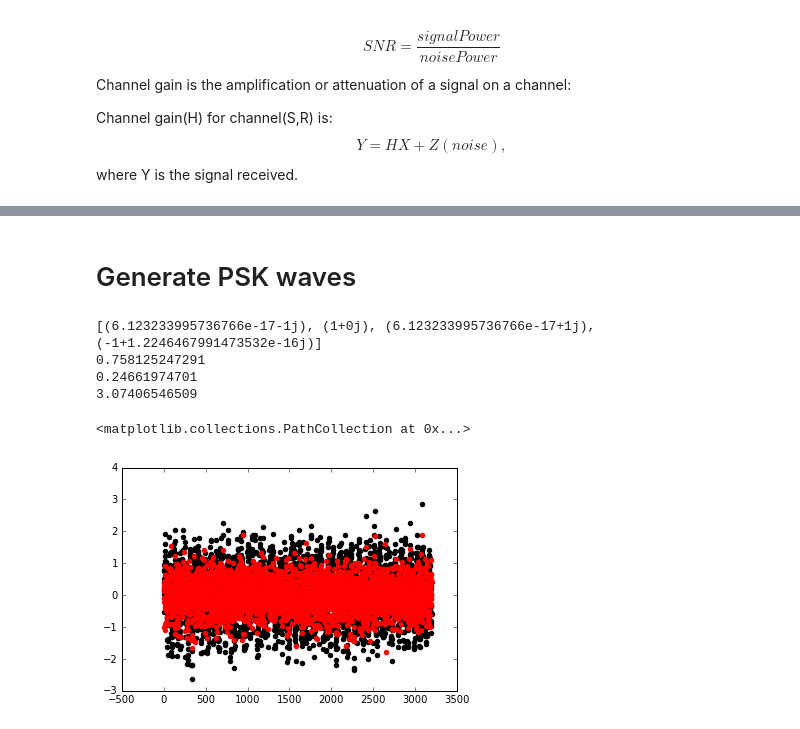
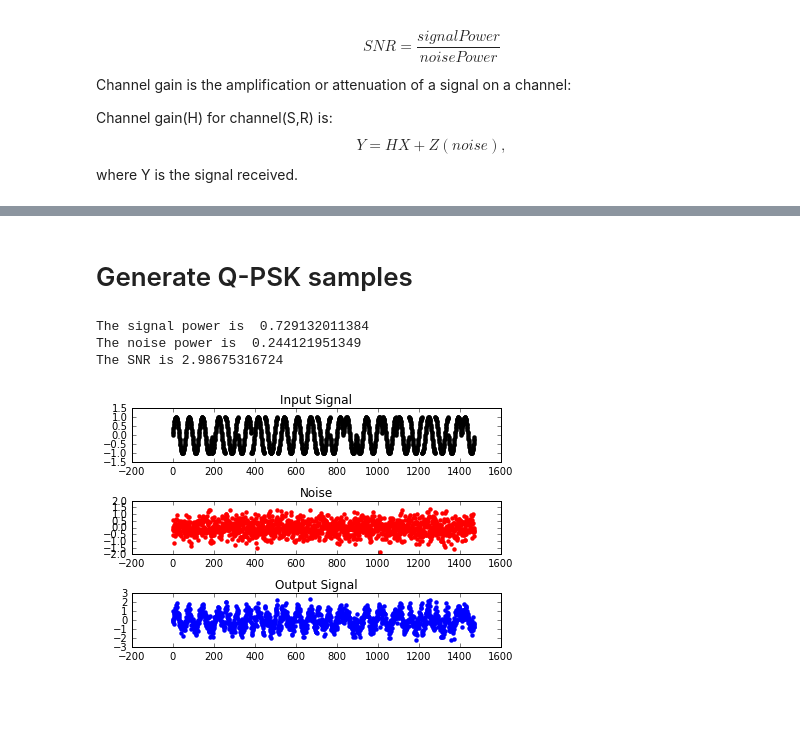
Before and after one commit to rollingcoconut/RadioML, a Jupyter notebook: Detecting_Users_Binary_Classification.ipynb, the cells around one changed output, grey strips where cells are left out. Saved outputs shown, nothing was run; the diff lists cells and outputs as text; code cells hidden in the pictures; blank space fills up the shorter version.

```diff
--- a/Detecting_Users_Binary_Classification.ipynb
+++ b/Detecting_Users_Binary_Classification.ipynb
@@ -82,7 +95,7 @@ from scipy import signal
 import matplotlib.pyplot as plt
 import numpy as np
 # %% [markdown]
-# Generate PSK waves
+# Generate Q-PSK samples
 # %%
 import numpy as np
 
@@ -100,84 +113,63 @@ def psk_constellation_symbol(i):
 constellation = [psk_constellation_symbol(sym) for sym in symbol_mapping]
 
 samples_per_symbol=64
+
 samples=2*np.pi*np.arange(samples_per_symbol)/samples_per_symbol
 
+nbits = 23 # *samples/sym elements in final array
 
-nbits = 50 # *samples/sym elements in final array
 bitstream = np.random.randint(0,4,nbits)
-#symbols = [ (psk_constellation_symbol(i)) for i in bitstream]
+    #print(constellation)
 
-#make_sin( e^):
-#
-
-print(constellation)
-#that many samples of approp constellation
-# modulating by carrier = mult by sin,cos
-
-#Draw sine wave; scatter
 sstream = []
 for bit in bitstream:
     symbol = constellation[bit]
     magnitude = np.abs(symbol)
     phase = np.angle(symbol)
     sstream.append(magnitude*np.sin(samples*freq + phase))
 
 x = np.arange(nbits*samples_per_symbol)
 
+input_signal = txpower*np.ndarray.flatten(np.array(sstream))
 
-input_signal = txpower*np.ndarray.flatten(np.array(sstream))
 # AWGN channel also lifted from CommPy
 # https://github.com/veeresht/CommPy/blob/master/commpy/channels.py#L72
 snr_dB = 3
 avg_energy = sum(np.abs(input_signal) * np.abs(input_signal))/len(input_signal)
 snr_linear = 10**(snr_dB/10.0)
 noise_variance = avg_energy/(2*snr_linear)
 
 if input_signal.dtype == complex:
     noise = (np.sqrt(noise_variance) * np.random.randn(len(input_signal)))  \
-        + (np.sqrt(noise_variance) * np.random.randn(len(input_signal))*1j)
+    + (np.sqrt(noise_variance) * np.random.randn(len(input_signal))*1j)
 else:
     noise = np.sqrt(2*noise_variance) * np.random.randn(len(input_signal))
 
 output_signal = input_signal + noise
 
-#both output and noise # getting power #expect diff
+# Power of signal and Power of Noise
 signal_P = sum([ np.abs(i**2) for i in output_signal])/len(output_signal)
 noise_P = sum([ np.abs(i**2) for i in noise]) / len(noise)
-print(signal_P)
-print(noise_P)
-print(signal_P/noise_P)
+print("The signal power is ", signal_P)
+print("The noise power is ", noise_P)
+print("The SNR is" ,signal_P/noise_P)
 
-#plt.scatter(x,sstream)
+plt.subplot(311)
+plt.scatter(x,input_signal, color='k',linewidth=".001")
+plt.title("Input Signal")
+plt.tight_layout()
 
-plt.scatter(x,output_signal, color='k')
+plt.subplot(312)
+plt.scatter(x,noise, color='r',linewidth=".001")
+plt.title("Noise")
+plt.tight_layout()
 
-plt.scatter(x,noise, color='r')
-
-
-# signal and noise
-# get snr
-# create picture from
-# recreate picture to show energy dectetion doesn't always  work
-
-
-# ML -- > samples from when user is on channel: output
-# no user plain noise -->
- # show as snr goes down
-
-# generate these values
-
-#bunch of red blue; plot; find if linearly sepearble
-# see what happens as snr decreases; becomes harder and harder to
-
-# M2M4
-
-#energy detection method with threshold for each
-#
+plt.subplot(313)
+plt.scatter(x,output_signal, color='b',linewidth=".001")
+plt.title("Output Signal")
+plt.tight_layout()
 # %% [output]
-[(6.123233995736766e-17-1j), (1+0j), (6.123233995736766e-17+1j), (-1+1.2246467991473532e-16j)]
-0.758125247291
-0.24661974701
-3.07406546509
+The signal power is  0.729132011384
+The noise power is  0.244121951349
+The SNR is 2.98675316724
-<matplotlib.collections.PathCollection at 0x...>
-[figure, old version]
+[figure, new version]
```
Also changed, not shown: parts of 6 cells of this notebook.
